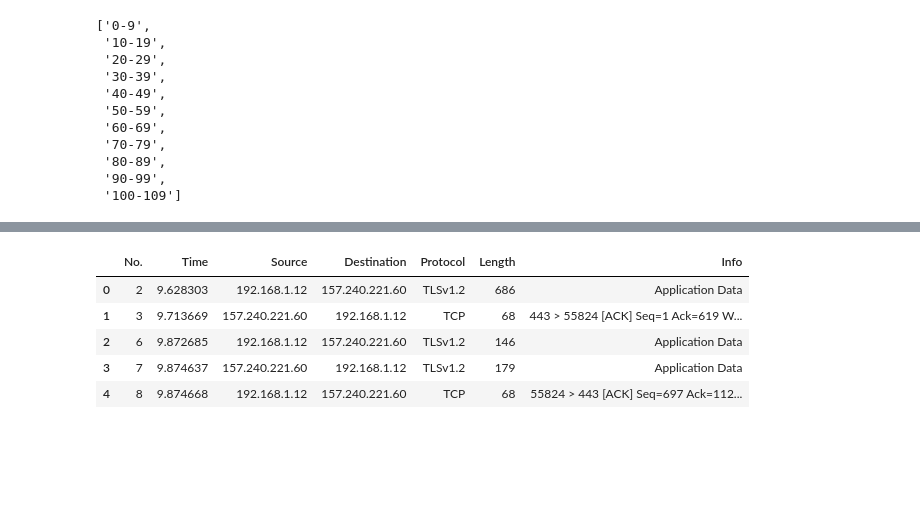
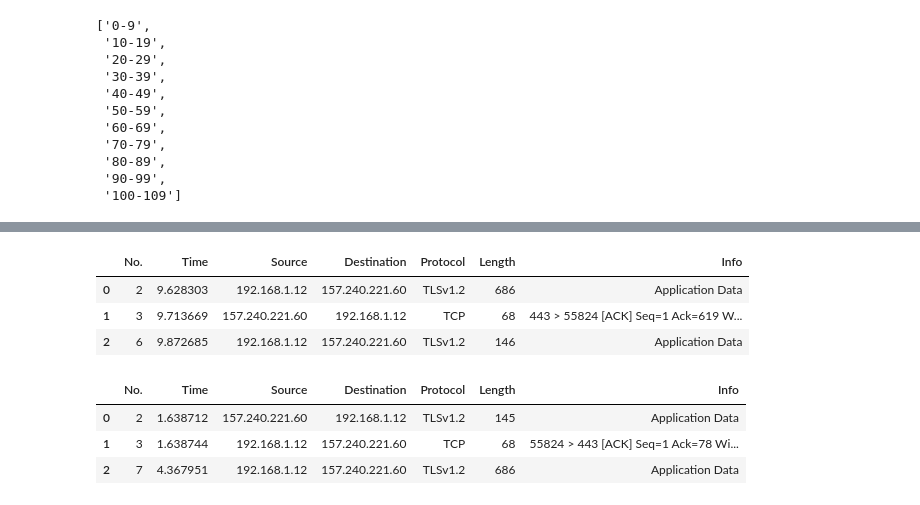
Before and after one commit to NoaAmichai/Computer_networks_final_project, a Jupyter notebook: project.ipynb, the cells around one changed output, grey strips where cells are left out. Cells and saved outputs as stored; diff of their text form; code cells hidden in the pictures; blank space fills up the shorter version.

```diff
--- a/project.ipynb
+++ b/project.ipynb
@@ -324,12 +266,18 @@ plt.show()
+# %%
+#test noise size
+
+smallest_text_check1 = pd.read_csv("smallest_text_data.csv", encoding='latin-1')
+smallest_text_check1.head(3)
+# %% [output]
+|  | No. | Time | Source | Destination | Protocol | Length | Info |
+| 0 | 2 | 9.628303 | 192.168.1.12 | 157.240.221.60 | TLSv1.2 | 686 | Application Data |
+| 1 | 3 | 9.713669 | 157.240.221.60 | 192.168.1.12 | TCP | 68 | 443 > 55824 [ACK] Seq=1 Ack=619 W... |
+| 2 | 6 | 9.872685 | 192.168.1.12 | 157.240.221.60 | TLSv1.2 | 146 | Application Data |
 # %%
-#check the smallest text message
-
-smallest_text_data = pd.read_csv("smallest_text_data.csv", encoding='latin-1')
-smallest_text_data.head()
+smallest_text_check2 = pd.read_csv("smallest_text_data2.csv", encoding='latin-1')
+smallest_text_check2.head(3)
 # %% [output]
 |  | No. | Time | Source | Destination | Protocol | Length | Info |
-| 0 | 2 | 9.628303 | 192.168.1.12 | 157.240.221.60 | TLSv1.2 | 686 | Application Data |
-| 1 | 3 | 9.713669 | 157.240.221.60 | 192.168.1.12 | TCP | 68 | 443 > 55824 [ACK] Seq=1 Ack=619 W... |
-| 2 | 6 | 9.872685 | 192.168.1.12 | 157.240.221.60 | TLSv1.2 | 146 | Application Data |
-| 3 | 7 | 9.874637 | 157.240.221.60 | 192.168.1.12 | TLSv1.2 | 179 | Application Data |
-| 4 | 8 | 9.874668 | 192.168.1.12 | 157.240.221.60 | TCP | 68 | 55824 > 443 [ACK] Seq=697 Ack=112... |
+| 0 | 2 | 1.638712 | 157.240.221.60 | 192.168.1.12 | TLSv1.2 | 145 | Application Data |
+| 1 | 3 | 1.638744 | 192.168.1.12 | 157.240.221.60 | TCP | 68 | 55824 > 443 [ACK] Seq=1 Ack=78 Wi... |
+| 2 | 7 | 4.367951 | 192.168.1.12 | 157.240.221.60 | TLSv1.2 | 686 | Application Data |
```
Also changed, not shown: parts of 24 cells of this notebook, 6 other files.
